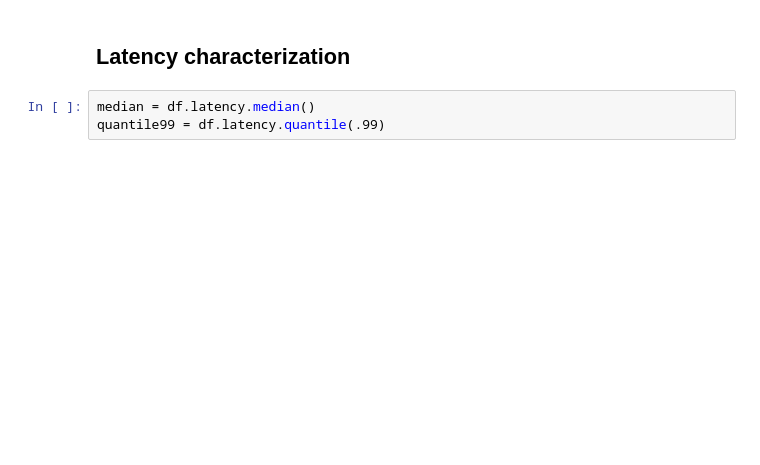
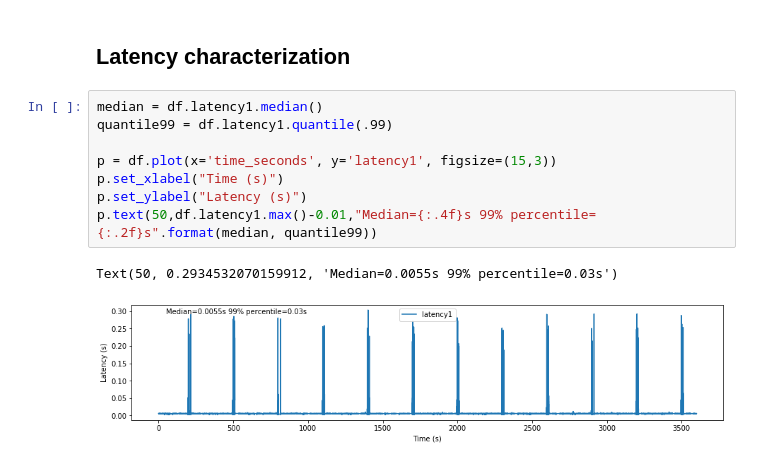
Before and after one commit to lsst-sqre/system-test, a Jupyter notebook: experiments/efd/EFD_latency_characterization.ipynb, the cells around one changed output. Drawn from its saved outputs; the diff is of its cells as text; blank space fills up the shorter version.

```diff
--- a/experiments/efd/EFD_latency_characterization.ipynb
+++ b/experiments/efd/EFD_latency_characterization.ipynb
@@ -60,4 +70,12 @@ df['time_seconds'] = (df['time']-df['time'][0])/1000
-# %%
-median = df.latency.median()
-quantile99 = df.latency.quantile(.99)
+# %%
+median = df.latency1.median()
+quantile99 = df.latency1.quantile(.99)
+
+p = df.plot(x='time_seconds', y='latency1', figsize=(15,3))
+p.set_xlabel("Time (s)")
+p.set_ylabel("Latency (s)")
+p.text(50,df.latency1.max()-0.01,"Median={:.4f}s 99% percentile={:.2f}s".format(median, quantile99))
+# %% [output]
+Text(50, 0.2934532070159912, 'Median=0.0055s 99% percentile=0.03s')
+[figure, added]
 # %%
```
Also changed, not shown: parts of 7 cells of this notebook.
